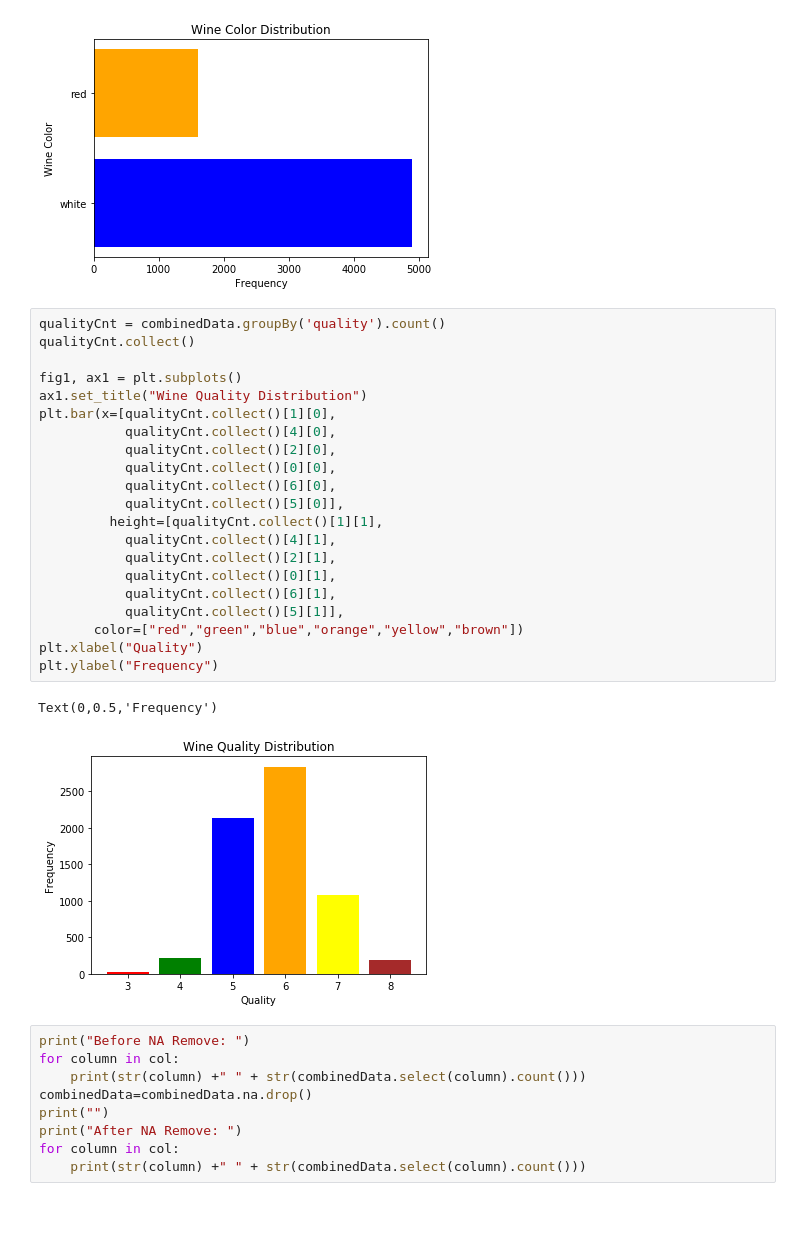
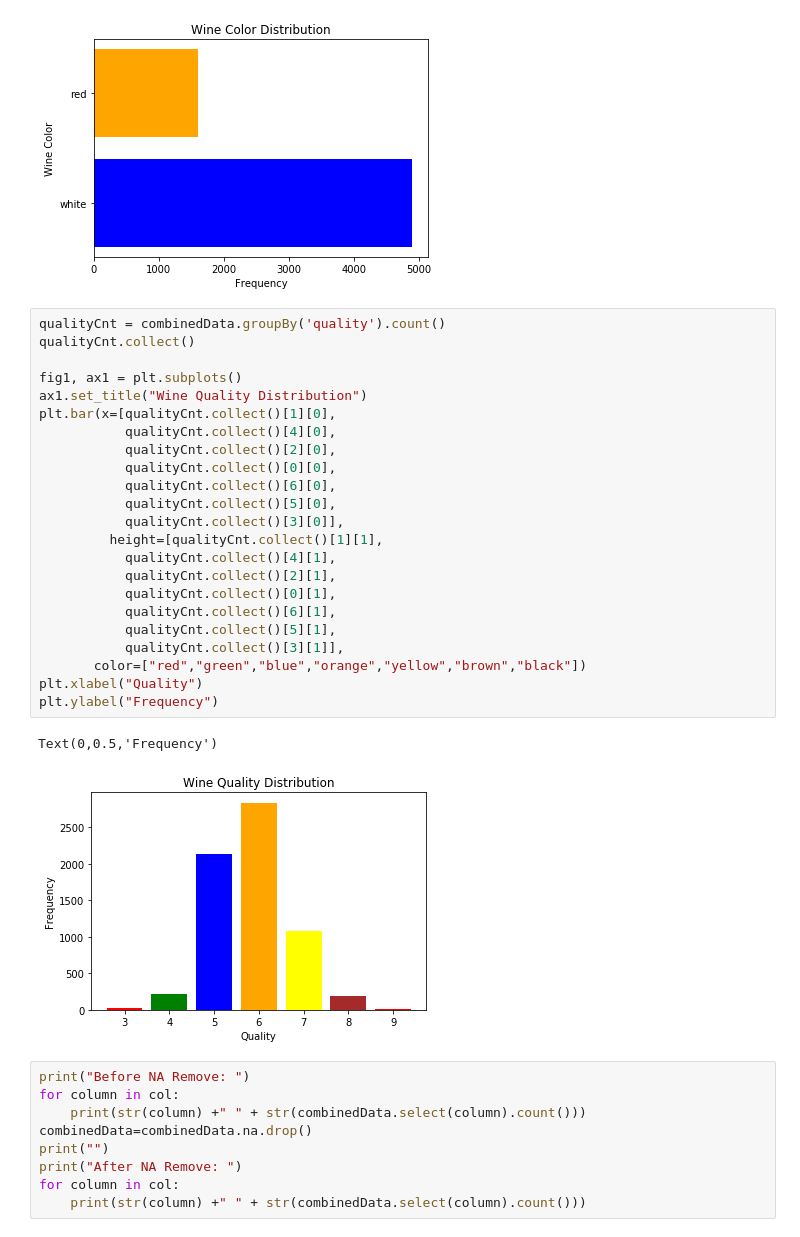
Before and after one commit to ColbyCarrillo/Iteration4, a Jupyter notebook: Section2.ipynb, the cells around one changed output. Cells and saved outputs as stored; diff of their text form.

```diff
--- a/Section2.ipynb
+++ b/Section2.ipynb
@@ -138,27 +138,29 @@ Text(0,0.5,'Wine Color')
 # %%
 qualityCnt = combinedData.groupBy('quality').count()
 qualityCnt.collect()
 
 fig1, ax1 = plt.subplots()
 ax1.set_title("Wine Quality Distribution")
 plt.bar(x=[qualityCnt.collect()[1][0],
            qualityCnt.collect()[4][0],
            qualityCnt.collect()[2][0],
            qualityCnt.collect()[0][0],
            qualityCnt.collect()[6][0],
-           qualityCnt.collect()[5][0]],
+           qualityCnt.collect()[5][0],
+           qualityCnt.collect()[3][0]],
          height=[qualityCnt.collect()[1][1],
            qualityCnt.collect()[4][1],
            qualityCnt.collect()[2][1],
            qualityCnt.collect()[0][1],
            qualityCnt.collect()[6][1],
-           qualityCnt.collect()[5][1]],
-       color=["red","green","blue","orange","yellow","brown"])
+           qualityCnt.collect()[5][1],
+           qualityCnt.collect()[3][1]],
+       color=["red","green","blue","orange","yellow","brown","black"])
 plt.xlabel("Quality")
 plt.ylabel("Frequency")
 # %% [output]
 Text(0,0.5,'Frequency')
-[figure, old version]
+[figure, new version]
 # %%
 print("Before NA Remove: ")
 for column in col:
```
Also changed, not shown: 8 other files.
